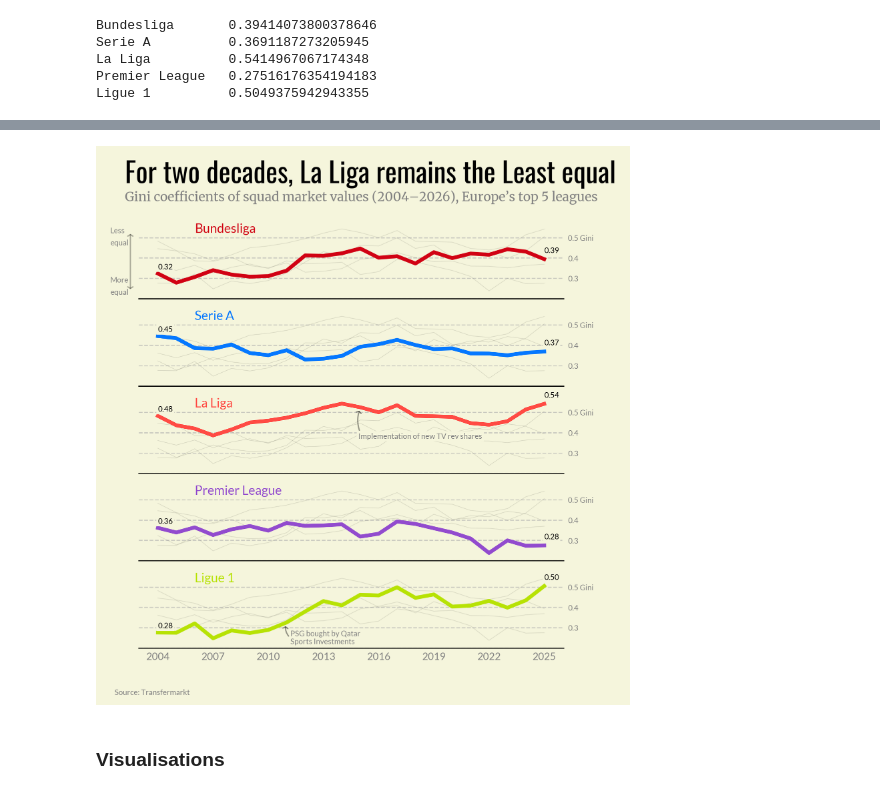
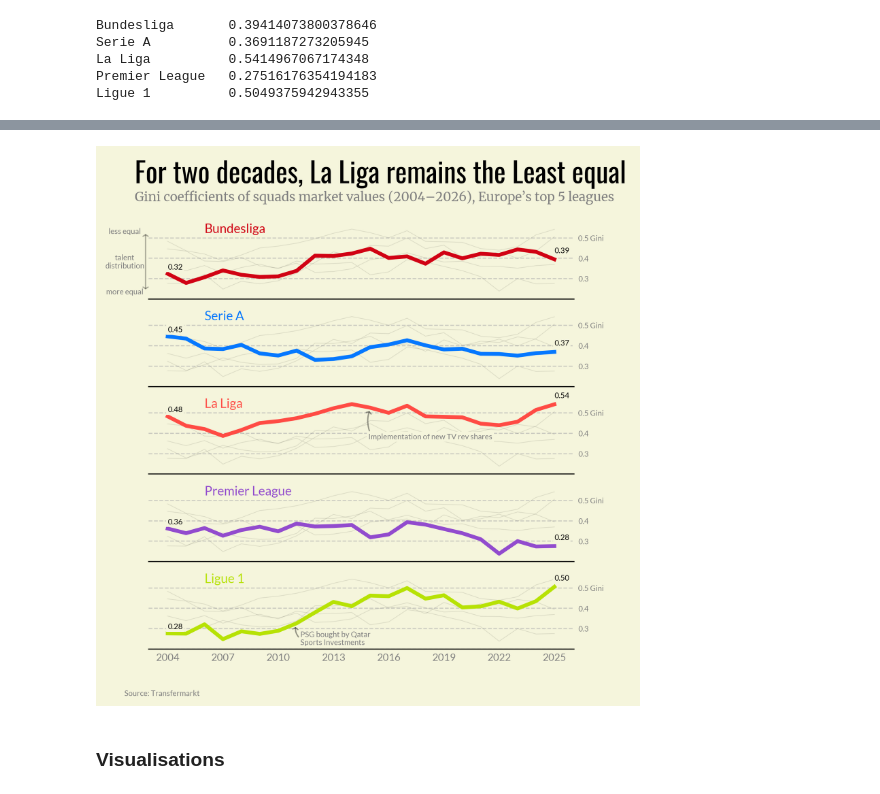
Before and after one commit to ben-baror/top5-eu-leagues-squad-values, a Jupyter notebook: notebooks/data_cleaning_visualisation.ipynb, the cells around one changed output, grey strips where cells are left out. Saved outputs shown, nothing was run; the diff lists cells and outputs as text; code cells hidden in the pictures.

```diff
--- a/notebooks/data_cleaning_visualisation.ipynb
+++ b/notebooks/data_cleaning_visualisation.ipynb
@@ -65,7 +65,7 @@ joyplot_style = {'overlap':1.12,
                  'fade': True,
                  'tails': 0.05,
                  'ylim':'own',
-                 'ylabels': True,
+                 'ylabels': False,
                  # 'xlabels': False,
                  #'linewidth': 0.75,
                  ## COLORS ##
@@ -86,7 +86,9 @@ for i, (league, color) in enumerate(zip(dfs, league_colors)):
         tick.set_color("k")
         tick.set_fontproperties(font)
     bottom_ax.set_xticks(np.arange(0,1501,250),
-                        ['0','€250M' ,'€500M','€750M','€1B','€1.25B','€1.5B'])
+                        ['0','€250M' ,'€500M','€750M','€1B','€1.25B','€1.5B'],
+                        color = 'grey', font = font)
+    bottom_ax.tick_params(axis='x', colors = 'grey')
 
 
     # for ax in axs[:-1:21]:             # all ridge axes
@@ -96,5 +98,5 @@ for i, (league, color) in enumerate(zip(dfs, league_colors)):
 
     fig.set_facecolor('#F5F5DC')
 
-    #be}_withall_ticks.svg', bbox_inches='tight')
+    fig.savefig(f'{league}_final1.svg', bbox_inches='tight', dpi = 300)
 # %% [output]
@@ -189,45 +219,46 @@ axs[-1].set_xticks(ginis_df.index[::3],
 
 fig.set_facecolor(background_c)
 fig_text(0.1,1, "For two decades, La Liga remains the Least equal", font = title, fontsize = 22)
-fig_text(0.1,0.945, "Gini coefficients of squad market values (2004–2026), Europe’s top 5 leagues",
+fig_text(0.1,0.945, "Gini coefficients of squads market values (2004–2026), Europe’s top 5 leagues",
          font = subheader, color = 'grey')
 
 axs[-1].xaxis.grid(False)
 
 annotation_dict = {'font':font, 'fontsize':6,
                   'color':'grey', 'zorder':4}
 
 axs[-1].text(7.2, 0.22, 'PSG bought by Qatar\nSports Investments',
              ha = 'left', **annotation_dict)
 ax_arrow((7.2,0.25),(6.97,0.32),ax=axs[-1],
          fill_head=False, head_length=1.2, head_width=2,
          alpha = 0.4, radius = -0.3, zorder = 4)
 
 ax_text(10.9,0.4, "<Implementation of new TV rev shares>", ax = axs[2],
         **annotation_dict,
         highlight_textprops=[{"bbox":{'facecolor':background_c,
                                      'linewidth':0,
                                      'pad':1.25}}])
 ax_arrow((11,0.4),(11,0.52),ax=axs[2], fill_head=False,
          head_length=1.2, head_width=2, alpha = 0.4, radius = -0.2,
         zorder = 4)
 
 
-fig_text(0.09, 0.86, 'Less\nequal', ha = 'center', va = 'center', **annotation_dict)
-fig_text(0.09, 0.77, 'More\nequal', ha = 'center', va = 'center', **annotation_dict)
+fig.text(0.082, 0.87, 'less equal', ha = 'center', va = 'center', **annotation_dict)
+fig.text(0.082, 0.815, 'talent\ndistribution', ha = 'center', va = 'center', **annotation_dict)
+fig.text(0.082, 0.76, 'more equal', ha = 'center', va = 'center', **annotation_dict)
 
 
-fig_arrow((0.11,0.76),(0.11,0.87),
+fig_arrow((0.12,0.76),(0.12,0.87),
          double_headed=True, fill_head=False,
         head_length=1.2, head_width=2,
         alpha = 0.3,
          zorder = 4)
 fig.text(0.15,0.025, s = "Source: Transfermarkt",
            ha = 'center', font = font, fontsize = 6, color = 'grey')
-#fig.savefig('multilines.png', bbox_inches='tight', dpi = 300)
+#fig.savefig('multilines1.png', bbox_inches='tight', dpi = 300)
 plt.show()
 # %% [output]
-[figure, old version]
+[figure, new version]
 # %% [markdown]
 ### Visualisations
 # %%
```
Also changed, not shown: parts of 9 cells of this notebook, 32 other files.
